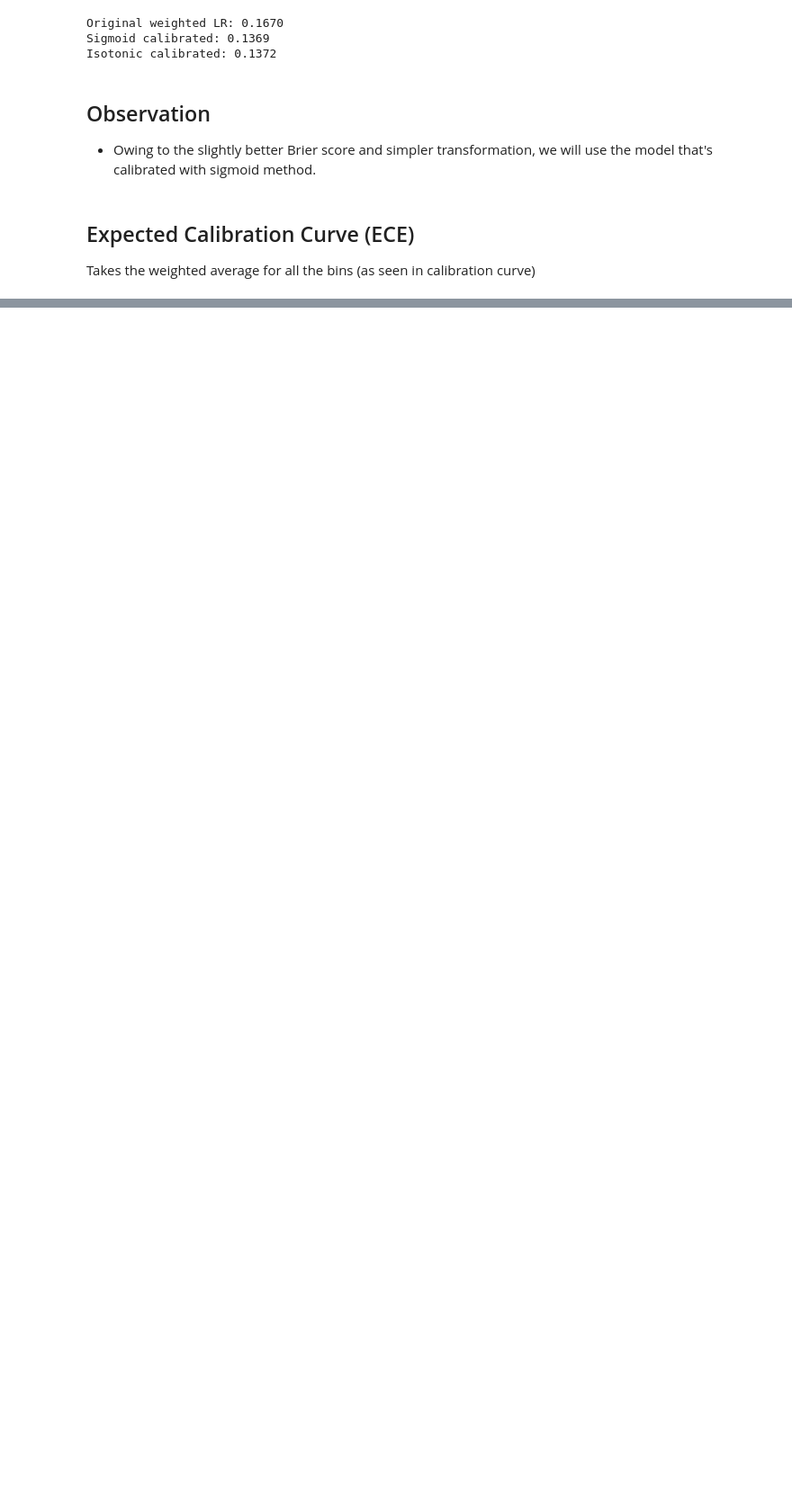
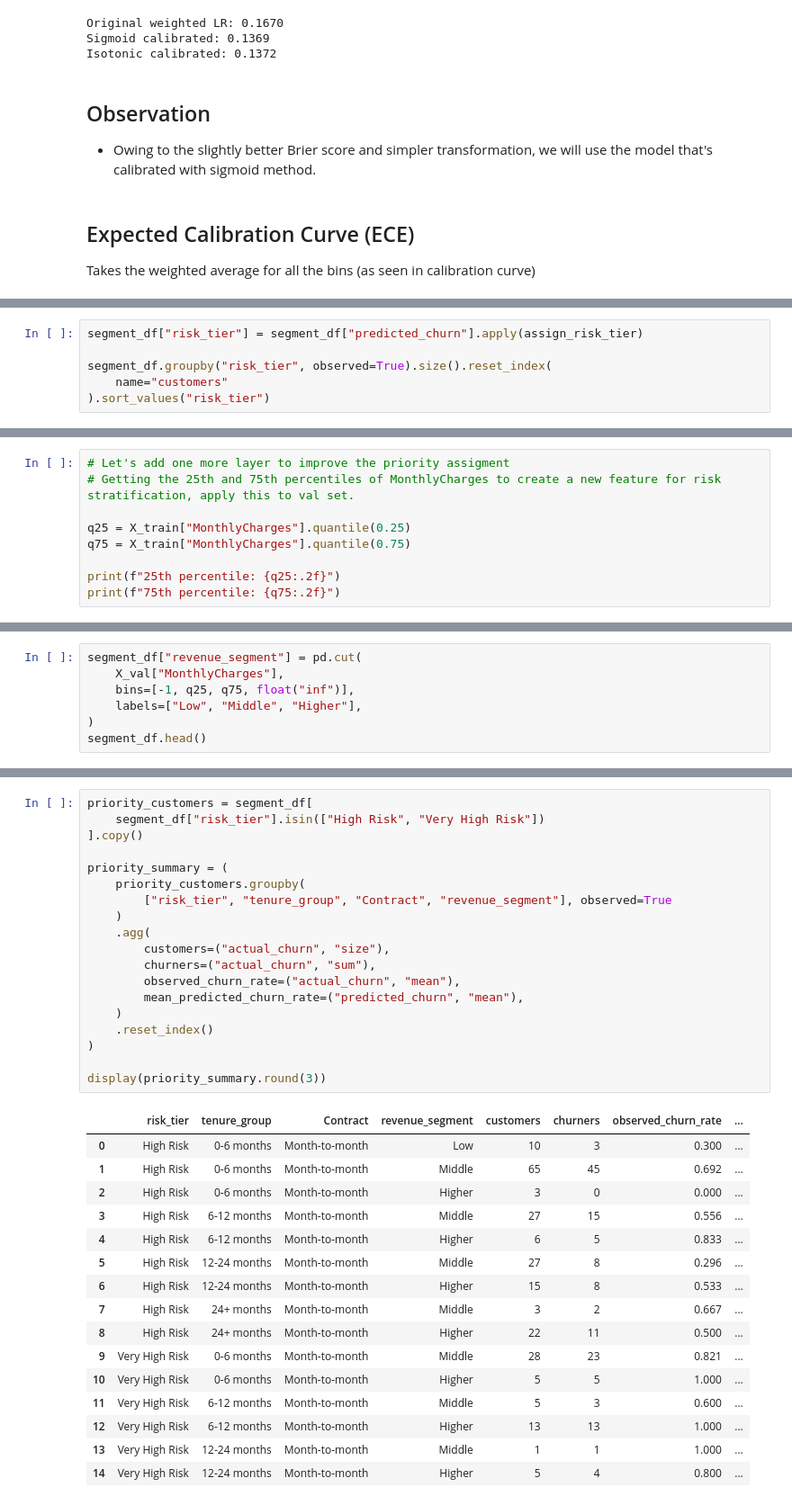
Before and after one commit to priyanka-manoj/Churn-risk-modeling, a Jupyter notebook: notebooks/02_model_experiments.ipynb, the cells around one changed output, grey strips where cells are left out. Shown at 90% size. Cells and saved outputs as stored; diff of their text form; blank space fills up the shorter version.

Commit message:
Finalised churn pipeline and documentation

```diff
--- a/notebooks/02_model_experiments.ipynb
+++ b/notebooks/02_model_experiments.ipynb
@@ -1380,0 +1621,6 @@ Takes the weighted average for all the bins (as seen in calibration curve)
+# %%
+segment_df["risk_tier"] = segment_df["predicted_churn"].apply(assign_risk_tier)
+
+segment_df.groupby("risk_tier", observed=True).size().reset_index(
+    name="customers"
+).sort_values("risk_tier")
@@ -1380,0 +1717,9 @@ Takes the weighted average for all the bins (as seen in calibration curve)
+# %%
+# Let's add one more layer to improve the priority assigment
+# Getting the 25th and 75th percentiles of MonthlyCharges to create a new feature for risk stratification, apply this to val set.
+
+q25 = X_train["MonthlyCharges"].quantile(0.25)
+q75 = X_train["MonthlyCharges"].quantile(0.75)
+
+print(f"25th percentile: {q25:.2f}")
+print(f"75th percentile: {q75:.2f}")
@@ -1380,0 +1729,7 @@ Takes the weighted average for all the bins (as seen in calibration curve)
+# %%
+segment_df["revenue_segment"] = pd.cut(
+    X_val["MonthlyCharges"],
+    bins=[-1, q25, q75, float("inf")],
+    labels=["Low", "Middle", "Higher"],
+)
+segment_df.head()
@@ -1380,0 +1751,36 @@ Takes the weighted average for all the bins (as seen in calibration curve)
+# %%
+priority_customers = segment_df[
+    segment_df["risk_tier"].isin(["High Risk", "Very High Risk"])
+].copy()
+
+priority_summary = (
+    priority_customers.groupby(
+        ["risk_tier", "tenure_group", "Contract", "revenue_segment"], observed=True
+    )
+    .agg(
+        customers=("actual_churn", "size"),
+        churners=("actual_churn", "sum"),
+        observed_churn_rate=("actual_churn", "mean"),
+        mean_predicted_churn_rate=("predicted_churn", "mean"),
+    )
+    .reset_index()
+)
+
+display(priority_summary.round(3))
+# %% [output]
+|  | risk_tier | tenure_group | Contract | revenue_segment | customers | churners | observed_churn_rate | ... |
+| 0 | High Risk | 0-6 months | Month-to-month | Low | 10 | 3 | 0.300 | ... |
+| 1 | High Risk | 0-6 months | Month-to-month | Middle | 65 | 45 | 0.692 | ... |
+| 2 | High Risk | 0-6 months | Month-to-month | Higher | 3 | 0 | 0.000 | ... |
+| 3 | High Risk | 6-12 months | Month-to-month | Middle | 27 | 15 | 0.556 | ... |
+| 4 | High Risk | 6-12 months | Month-to-month | Higher | 6 | 5 | 0.833 | ... |
+| 5 | High Risk | 12-24 months | Month-to-month | Middle | 27 | 8 | 0.296 | ... |
+| 6 | High Risk | 12-24 months | Month-to-month | Higher | 15 | 8 | 0.533 | ... |
+| 7 | High Risk | 24+ months | Month-to-month | Middle | 3 | 2 | 0.667 | ... |
+| 8 | High Risk | 24+ months | Month-to-month | Higher | 22 | 11 | 0.500 | ... |
+| 9 | Very High Risk | 0-6 months | Month-to-month | Middle | 28 | 23 | 0.821 | ... |
+| 10 | Very High Risk | 0-6 months | Month-to-month | Higher | 5 | 5 | 1.000 | ... |
+| 11 | Very High Risk | 6-12 months | Month-to-month | Middle | 5 | 3 | 0.600 | ... |
+| 12 | Very High Risk | 6-12 months | Month-to-month | Higher | 13 | 13 | 1.000 | ... |
+| 13 | Very High Risk | 12-24 months | Month-to-month | Middle | 1 | 1 | 1.000 | ... |
+| 14 | Very High Risk | 12-24 months | Month-to-month | Higher | 5 | 4 | 0.800 | ... |
```
Also changed, not shown: parts of 61 cells of this notebook, 13 other files.
